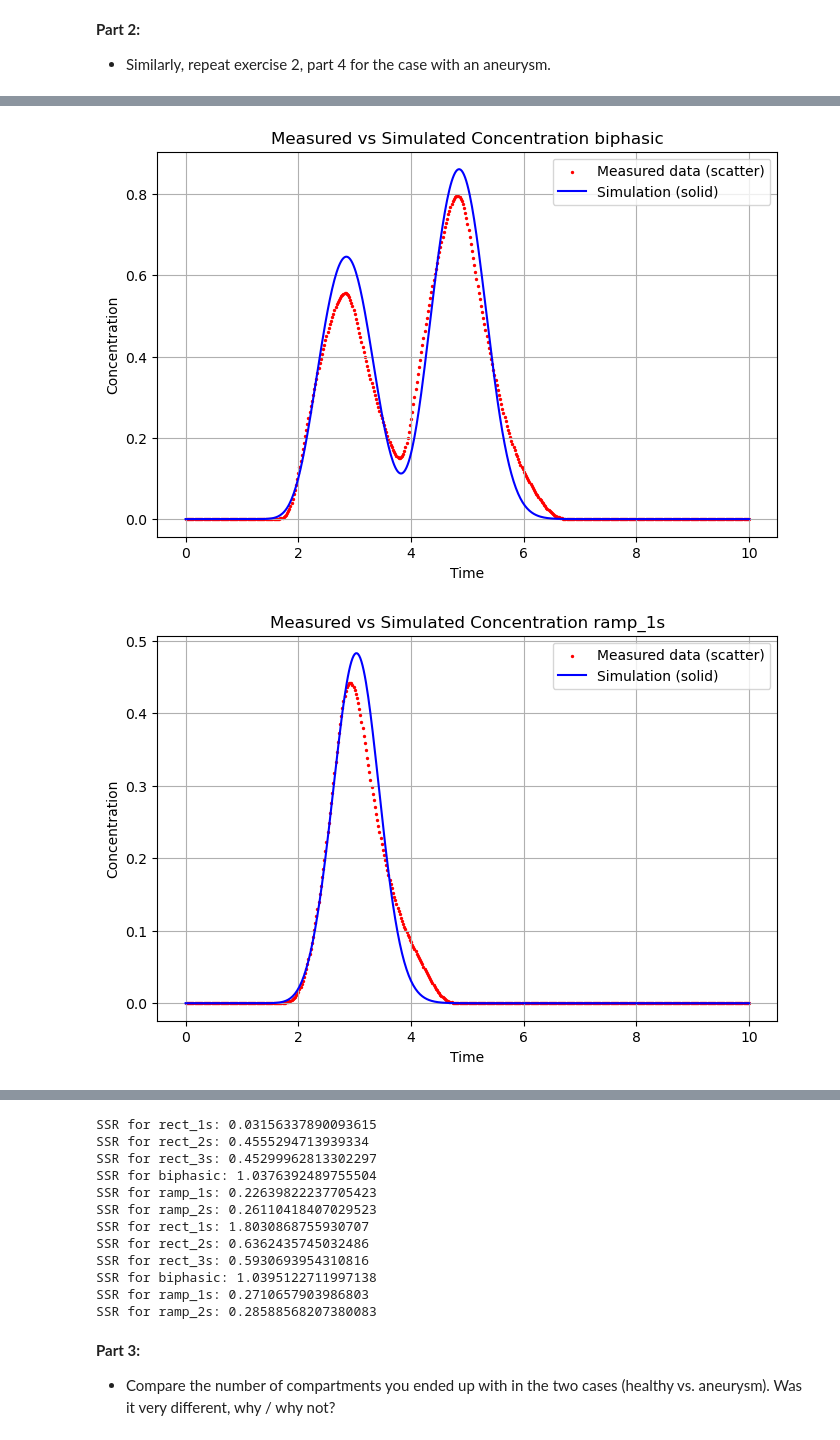
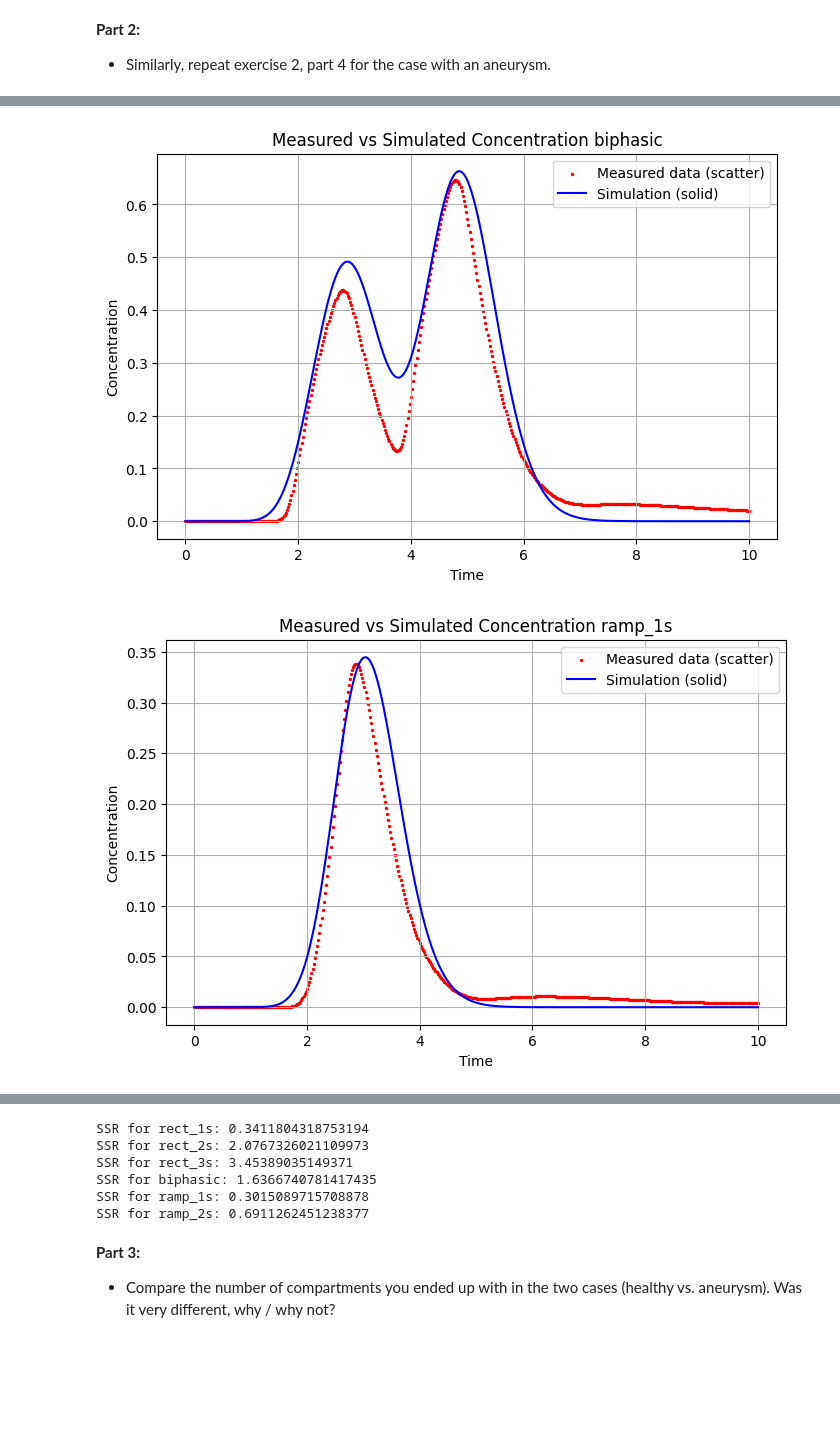
Before and after one commit to MalleBallen/Torgrim-og-Malvin-Gruppeprosjekt, a Jupyter notebook: project3/Project 3_final.ipynb, the cells around one changed output, grey strips where cells are left out. Drawn from its saved outputs; the diff is of its cells as text; code cells hidden in the pictures; blank space fills up the shorter version.

```diff
--- a/project3/Project 3_final.ipynb
+++ b/project3/Project 3_final.ipynb
@@ -158,7 +158,7 @@ for n in [1, 2, 3]:
 
         # Errors
         max_abs_err = float(np.max(np.abs(num_last - exact_last)))
-        l2_err = float(np.sqrt(np.trapz((num_last - exact_last) ** 2, t)))
+        l2_err = float(np.sqrt(np.trapezoid((num_last - exact_last) ** 2, t)))
         records.append({
             "n": n,
             "method": method.upper(),
@@ -315,7 +315,7 @@ def read_file(filepath, printing=False):
     times = np.array(data['Time'])
     concentrations_out = np.array(data['Concentration'])
 
-    area_under_curve = np.trapz(concentrations_out, times)
+    area_under_curve = np.trapezoid(concentrations_out, times)
 
     q_estimate = M_inj / area_under_curve * 60 /1000  # Convert to L/min
     if printing:
@@ -938,15 +921,15 @@ Best SSR: 0.3411804318761896
 * Similarly, repeat exercise 2, part 4 for the case with an aneurysm.
 # %%
 scenarios_an = [
-    {"name": "rect_1s",  "t_final": 5.0,  "c_in_func": rect_1s,  "filepath": r"data\healthy_rect_1s.csv"},
-    {"name": "rect_2s",  "t_final": 10.0,  "c_in_func": rect_2s,  "filepath": r"data\healthy_rect_2s.csv"},
-    {"name": "rect_3s",  "t_final": 10.0, "c_in_func": rect_3s,  "filepath": r"data\healthy_rect_3s.csv"},
-    {"name": "biphasic", "t_final": 10.0, "c_in_func": biphasic, "filepath": r"data\healthy_biphasic.csv"},
-    {"name": "ramp_1s",  "t_final": 10.0, "c_in_func": ramp_1s,  "filepath": r"data\healthy_ramp_1s.csv"},
-    {"name": "ramp_2s",  "t_final": 10.0, "c_in_func": ramp_2s,  "filepath": r"data\healthy_ramp_2s.csv"},
+    {"name": "rect_1s",  "t_final": 5.0,  "c_in_func": rect_1s,  "filepath": r"data\aneurysm_rect_1s.csv"},
+    {"name": "rect_2s",  "t_final": 10.0,  "c_in_func": rect_2s,  "filepath": r"data\aneurysm_rect_2s.csv"},
+    {"name": "rect_3s",  "t_final": 10.0, "c_in_func": rect_3s,  "filepath": r"data\aneurysm_rect_3s.csv"},
+    {"name": "biphasic", "t_final": 10.0, "c_in_func": biphasic, "filepath": r"data\aneurysm_biphasic.csv"},
+    {"name": "ramp_1s",  "t_final": 10.0, "c_in_func": ramp_1s,  "filepath": r"data\aneurysm_ramp_1s.csv"},
+    {"name": "ramp_2s",  "t_final": 10.0, "c_in_func": ramp_2s,  "filepath": r"data\aneurysm_ramp_2s.csv"},
 ]
 
 df_runs_an = create_df_runs(scenarios_an, n_best=n_best_an, tau_best=tau_best_an)
-plot_scenarios(df_runs)
+plot_scenarios(df_runs_an)
 calculate_ssr(df_runs_an)
 # %% [output]
@@ -956,2 +939,2 @@ calculate_ssr(df_runs_an)
-[figure, old version]
+[figure, new version]
-[figure, old version]
+[figure, new version]
@@ -959,15 +942,9 @@ calculate_ssr(df_runs_an)
-SSR for rect_1s: 0.03156337890093615
-SSR for rect_2s: 0.4555294713939334
-SSR for rect_3s: 0.45299962813302297
-SSR for biphasic: 1.0376392489755504
-SSR for ramp_1s: 0.22639822237705423
-SSR for ramp_2s: 0.26110418407029523
-SSR for rect_1s: 1.8030868755930707
-SSR for rect_2s: 0.6362435745032486
-SSR for rect_3s: 0.5930693954310816
-SSR for biphasic: 1.0395122711997138
-SSR for ramp_1s: 0.2710657903986803
-SSR for ramp_2s: 0.28588568207380083
+SSR for rect_1s: 0.3411804318753194
+SSR for rect_2s: 2.0767326021109973
+SSR for rect_3s: 3.45389035149371
+SSR for biphasic: 1.6366740781417435
+SSR for ramp_1s: 0.3015089715708878
+SSR for ramp_2s: 0.6911262451238377
 # %% [markdown]
 **Part 3:**
 * Compare the number of compartments you ended up with in the two cases (healthy vs. aneurysm). Was it very different, why / why not?
```
Also changed, not shown: parts of 6 cells of this notebook.
